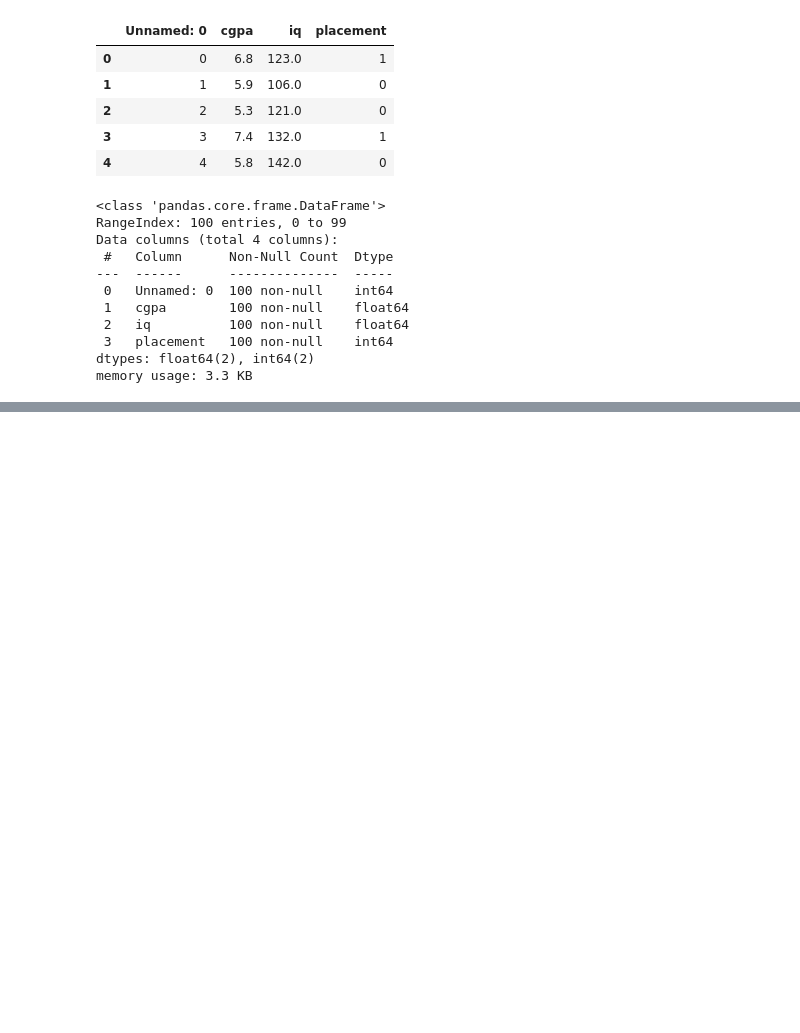
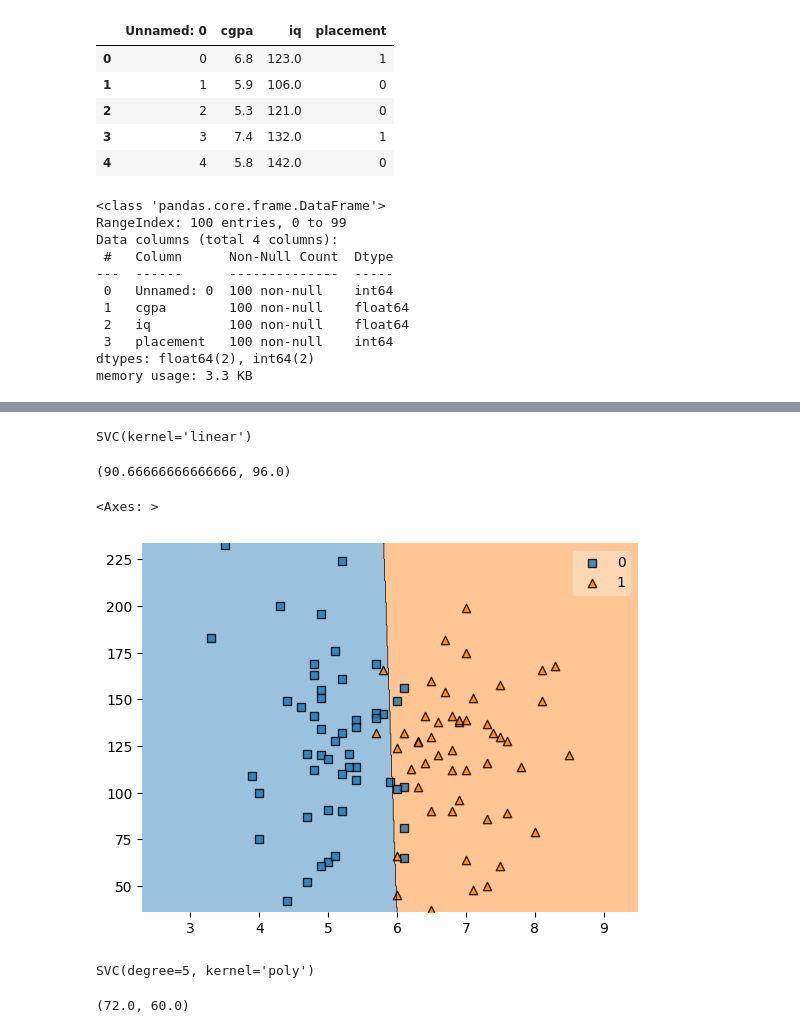
Before and after one commit to shawinCreates/data-science, a Jupyter notebook: machine learning/SVM Classification.ipynb, the cells around one changed output, grey strips where cells are left out. Drawn from its saved outputs; the diff is of its cells as text; code cells hidden in the pictures; blank space fills up the shorter version.

```diff
--- a/machine learning/SVM Classification.ipynb
+++ b/machine learning/SVM Classification.ipynb
@@ -27,0 +42,3 @@ memory usage: 3.3 KB
+# %%
+dataset = dataset.drop(columns=['Unnamed: 0'])
+dataset.head()
@@ -27,0 +52,3 @@ memory usage: 3.3 KB
+# %%
+x = dataset.iloc[:, :-1]
+y = dataset['placement']
@@ -27,0 +57,2 @@ memory usage: 3.3 KB
+# %%
+x_train, x_test, y_train, y_test = train_test_split(x, y, test_size=0.25, random_state=42)
@@ -27,0 +61,9 @@ memory usage: 3.3 KB
+# %%
+sv1 = SVC(kernel='linear')
+sv1.fit(x_train, y_train)
+# %% [output]
+SVC(kernel='linear')
+# %%
+sv1.score(x_train, y_train)*100,sv1.score(x_test, y_test)*100
+# %% [output]
+(90.66666666666666, 96.0)
@@ -27,0 +72,14 @@ memory usage: 3.3 KB
+# %%
+plot_decision_regions(x.to_numpy(), y.to_numpy(), clf=sv1)
+# %% [output]
+<Axes: >
+[figure, added]
+# %%
+sv2 = SVC(kernel='poly', degree=5)
+sv2.fit(x_train, y_train)
+# %% [output]
+SVC(degree=5, kernel='poly')
+# %%
+sv2.score(x_train, y_train)*100, sv2.score(x_test, y_test)*100
+# %% [output]
+(72.0, 60.0)
```
Also changed, not shown: parts of 14 cells of this notebook.
